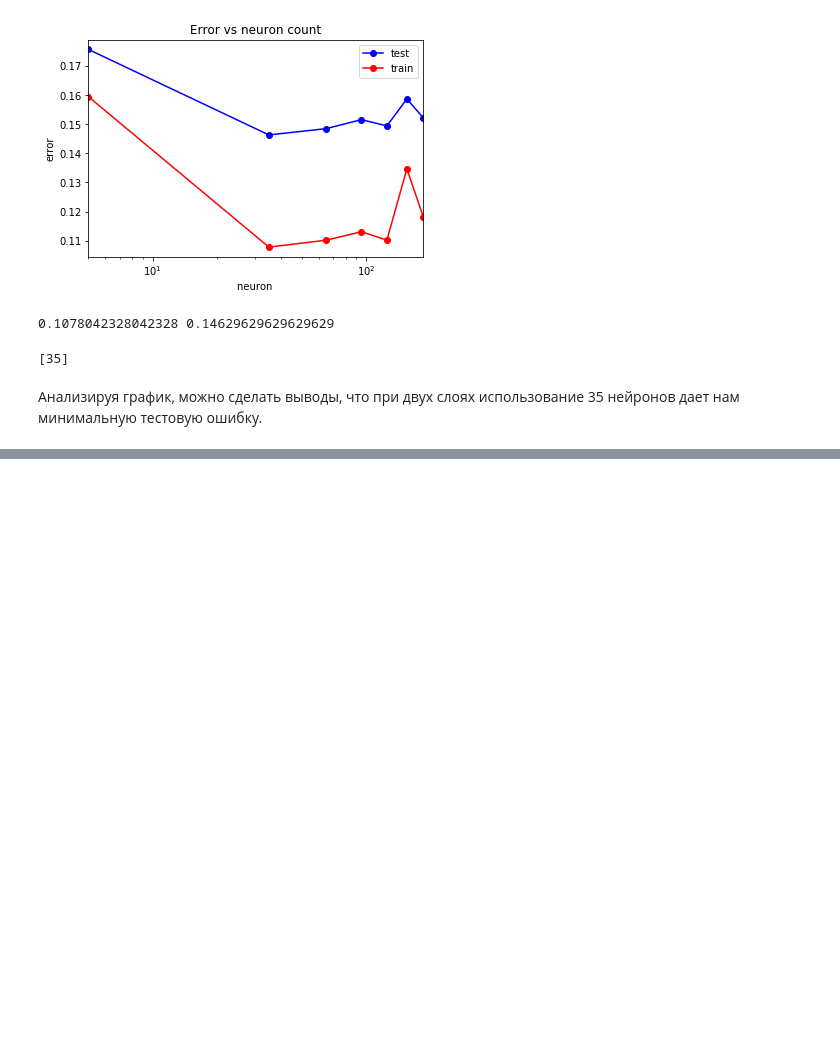
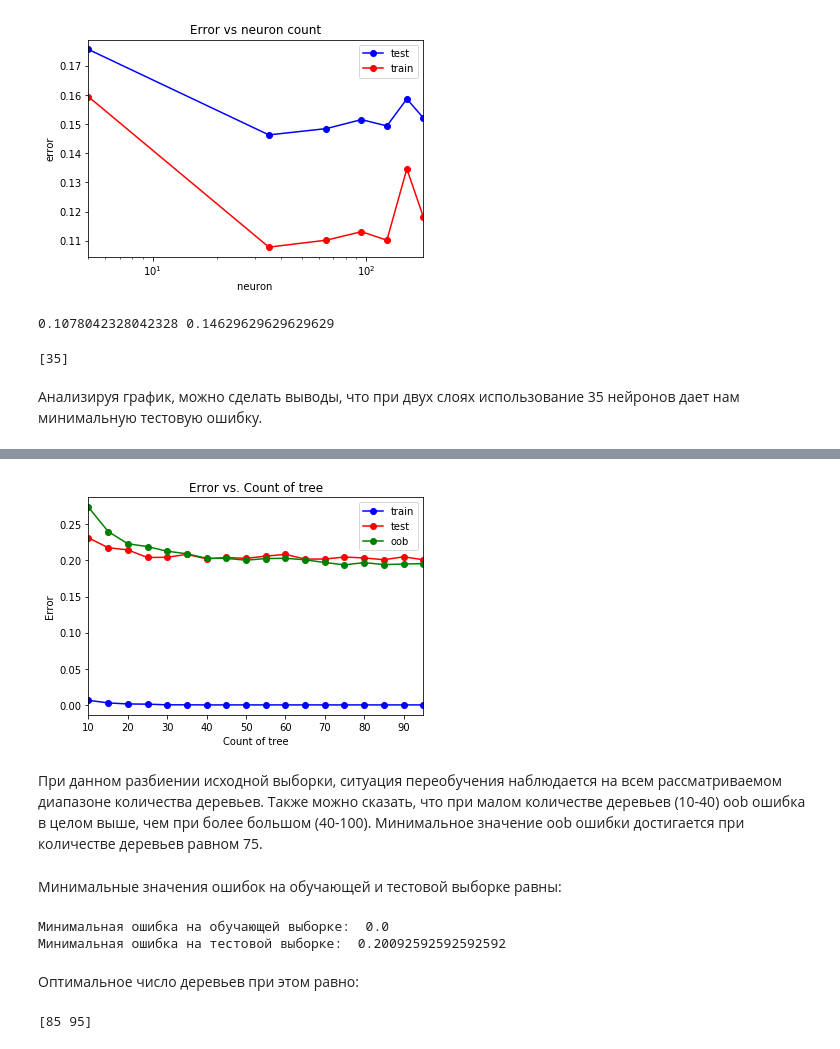
Before and after one commit to ksusha-gorskaya/DataAnalysis, a Jupyter notebook: Lab1_DataAnalysis.ipynb, the cells around one changed output, grey strips where cells are left out. Cells and saved outputs as stored; diff of their text form; code cells hidden in the pictures; blank space fills up the shorter version.

```diff
--- a/Lab1_DataAnalysis.ipynb
+++ b/Lab1_DataAnalysis.ipynb
@@ -783,0 +893,43 @@ print(kol_neurons)
+# %%
+tree_arr = np.arange(10, 100, 5)
+test_err = []
+train_err = []
+oob_err = []
+for tree in tree_arr:
+    ert = ensemble.ExtraTreesClassifier(n_estimators = tree, oob_score=True, bootstrap=True)
+    ert.fit(X_train, y_train)
+    train_err.append(np.mean(y_train != ert.predict(X_train)))
+    test_err.append(np.mean(y_test  != ert.predict(X_test)))
+    oob_err.append(1 - ert.oob_score_)
+# %%
+plt.plot(tree_arr, train_err, 'b-o', label = 'train')
+plt.plot(tree_arr, test_err, 'r-o', label = 'test')
+plt.plot(tree_arr, oob_err, 'g-o', label = 'oob')
+plt.xlim([np.min(tree_arr), np.max(tree_arr)])
+plt.title('Error vs. Count of tree')
+plt.xlabel('Count of tree')
+plt.ylabel('Error')
+plt.legend()
+pass
+# %% [output]
+[figure, added]
+# %% [markdown]
+При данном разбиении исходной выборки, ситуация переобучения наблюдается на всем рассматриваемом диапазоне количества деревьев. Также можно сказать, что при малом количестве деревьев (10-40) oob ошибка в целом выше, чем при более большом (40-100). Минимальное значение oob ошибки достигается при количестве деревьев равном 75.
+# %% [markdown]
+Минимальные значения ошибок на обучающей и тестовой выборке равны:
+# %%
+min_train_err = np.min(train_err)
+min_test_err = np.min(test_err)
+
+print("Минимальная ошибка на обучающей выборке: ", min_train_err)
+print("Минимальная ошибка на тестовой выборке: ", min_test_err)
+# %% [output]
+Минимальная ошибка на обучающей выборке:  0.0
+Минимальная ошибка на тестовой выборке:  0.20092592592592592
+# %% [markdown]
+Оптимальное число деревьев при этом равно:
+# %%
+trees_opt = tree_arr[test_err == min_test_err]
+print(trees_opt)
+# %% [output]
+[85 95]
```
Also changed, not shown: parts of 87 cells of this notebook.
